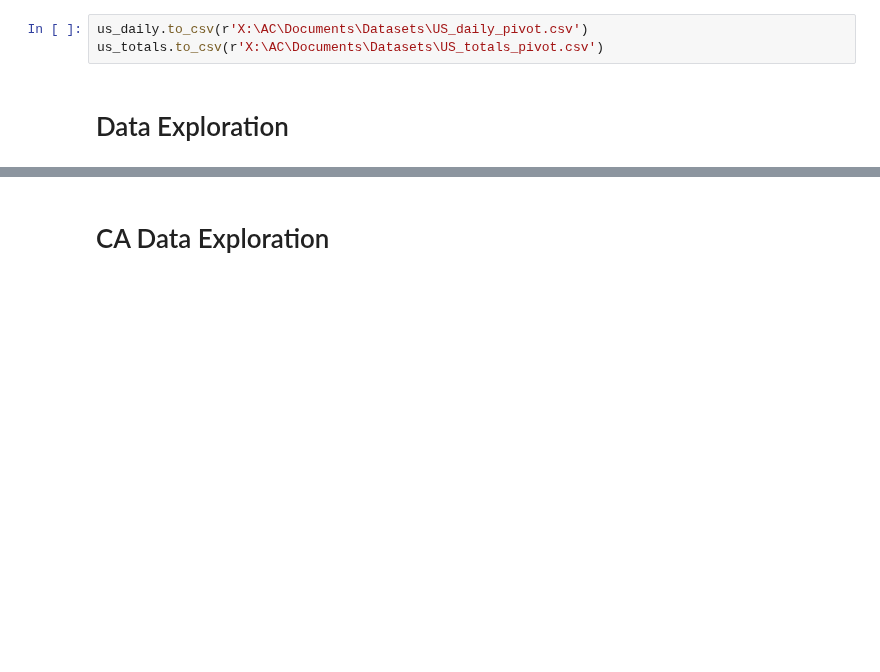
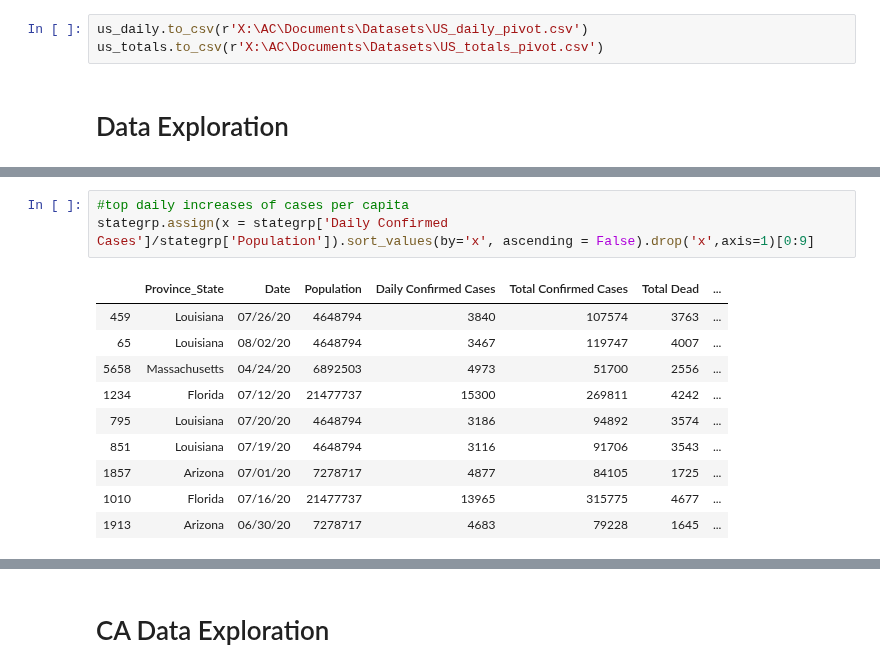
Before and after one commit to andrewcreates/DataScience-Projects, a Jupyter notebook: COVID-19/JHU CSSEGI's US Data.ipynb, the cells around one changed output, grey strips where cells are left out. Drawn from its saved outputs; the diff is of its cells as text; blank space fills up the shorter version.

Commit message:
Updated df, added ranking for daily cases per capita

```diff
--- a/COVID-19/JHU CSSEGI's US Data.ipynb
+++ b/COVID-19/JHU CSSEGI's US Data.ipynb
@@ -154,3 +165,17 @@ stategrp.sort_values(by='Daily Confirmed Cases', ascending = False)[0:9]
+# %%
+#top daily increases of cases per capita
+stategrp.assign(x = stategrp['Daily Confirmed Cases']/stategrp['Population']).sort_values(by='x', ascending = False).drop('x',axis=1)[0:9]
+# %% [output]
+|  | Province_State | Date | Population | Daily Confirmed Cases | Total Confirmed Cases | Total Dead | ... |
+| 459 | Louisiana | 07/26/20 | 4648794 | 3840 | 107574 | 3763 | ... |
+| 65 | Louisiana | 08/02/20 | 4648794 | 3467 | 119747 | 4007 | ... |
+| 5658 | Massachusetts | 04/24/20 | 6892503 | 4973 | 51700 | 2556 | ... |
+| 1234 | Florida | 07/12/20 | 21477737 | 15300 | 269811 | 4242 | ... |
+| 795 | Louisiana | 07/20/20 | 4648794 | 3186 | 94892 | 3574 | ... |
+| 851 | Louisiana | 07/19/20 | 4648794 | 3116 | 91706 | 3543 | ... |
+| 1857 | Arizona | 07/01/20 | 7278717 | 4877 | 84105 | 1725 | ... |
+| 1010 | Florida | 07/16/20 | 21477737 | 13965 | 315775 | 4677 | ... |
+| 1913 | Arizona | 06/30/20 | 7278717 | 4683 | 79228 | 1645 | ... |
 # %%
 #Top daily increases by county
 us_daily.sort_values(by=['Daily Confirmed Cases'], ascending = False)[['Admin2','Province_State','Date','Daily Confirmed Cases','Daily Dead']][0:5]
```
Also changed, not shown: parts of 5 cells of this notebook.
